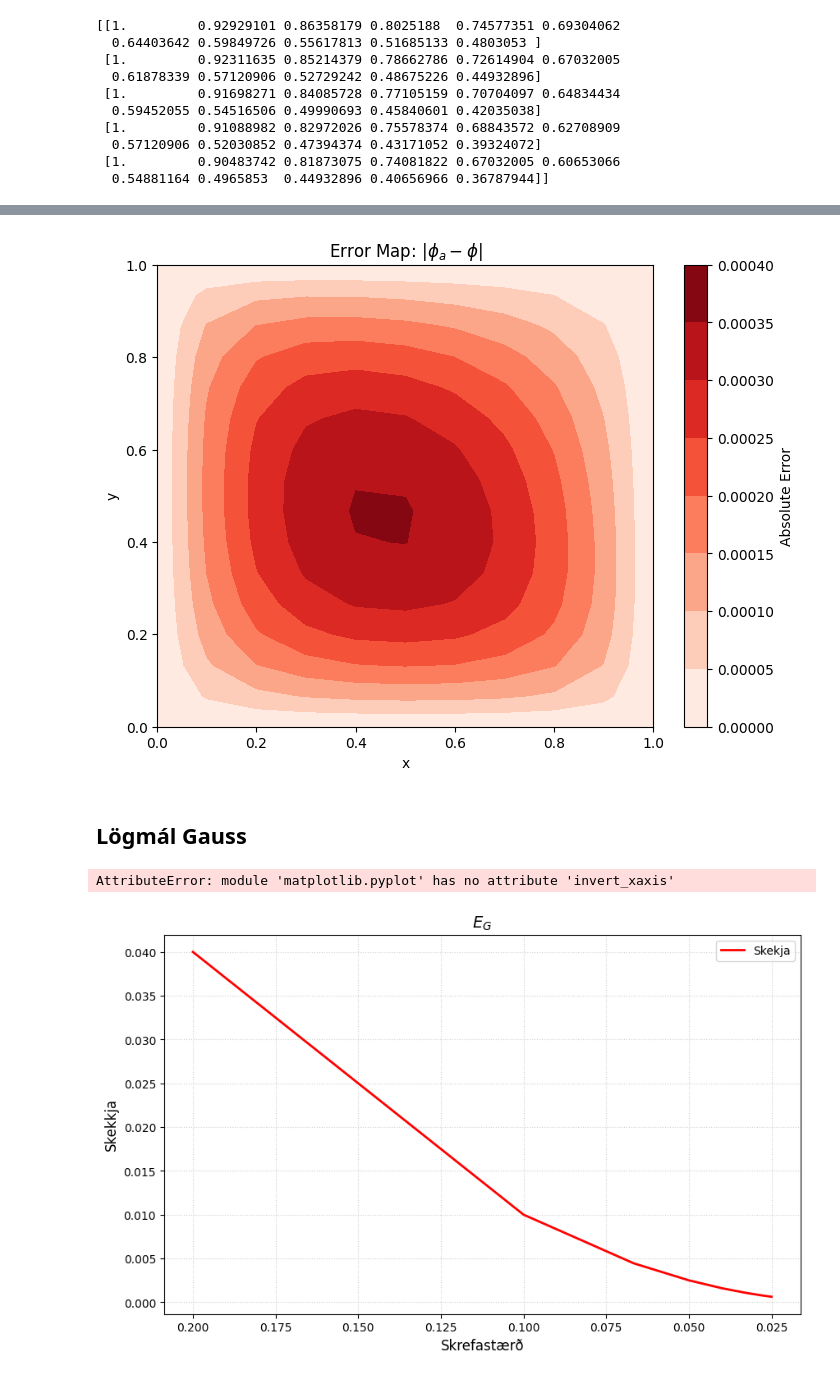
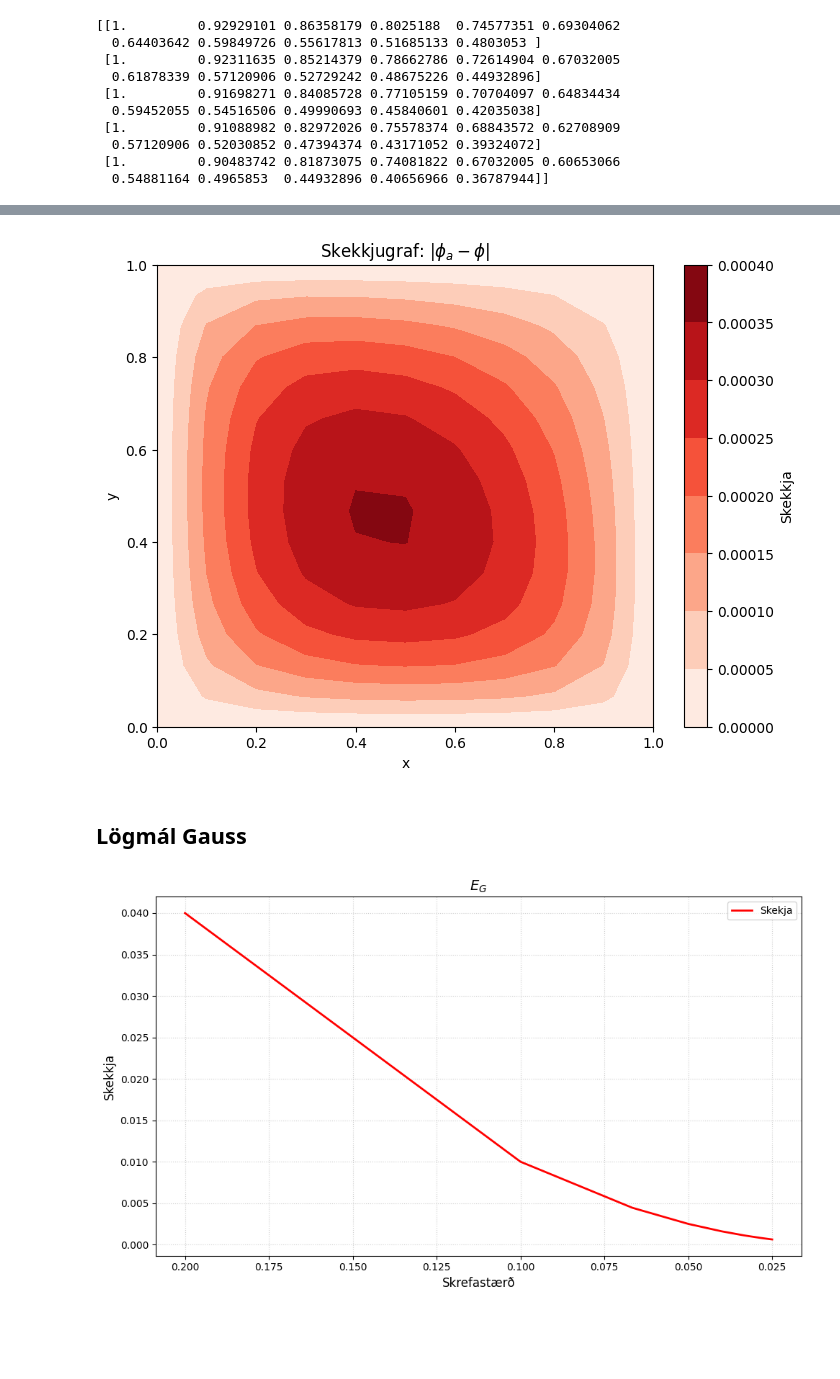
Before and after one commit to Danekpepe/Stae_Lokaverkefni, a Jupyter notebook: Lokaverkefni.ipynb, the cells around one changed output, grey strips where cells are left out. Drawn from its saved outputs; the diff is of its cells as text; code cells hidden in the pictures; blank space fills up the shorter version.

```diff
--- a/Lokaverkefni.ipynb
+++ b/Lokaverkefni.ipynb
@@ -337,13 +337,13 @@ error = np.abs(th - ps)
 
 plt.figure(figsize=(8, 6))
 cp = plt.contourf(X, Y, error, cmap='Reds')
-plt.colorbar(cp, label='Absolute Error')
-plt.title(r'Error Map: $|\phi_a - \phi|$')
+plt.colorbar(cp, label='Skekkja')
+plt.title(r'Skekkjugraf: $|\phi_a - \phi|$')
 plt.xlabel('x')
 plt.ylabel('y')
 plt.show()
 # %% [output]
-[figure, old version]
+[figure, new version]
 # %% [markdown]
 ## Lögmál Gauss
 # %%
@@ -374,24 +374,22 @@ for j in hk:
 # %%
 plt.figure(figsize=(10, 6))
 
 plt.plot(hk, Eg, label='Skekja', color='red', linewidth=2)
 
 plt.title('$E_G$', fontsize=14)
 plt.xlabel('Skrefastærð', fontsize=12)
 plt.ylabel('Skekkja', fontsize=12)
 
 # Grid: 'alpha' controls transparency, 'linestyle' makes it less distracting
 plt.grid(True, linestyle=':', alpha=0.6)
 
 # Legend: automatically uses the 'label' arguments from plt.plot()
 plt.legend(loc='best', frameon=True)
 
 plt.gca().invert_xaxis()
-plt.invert_xaxis()
 
 # 4. Show/Save
 plt.tight_layout() # Adjusts spacing so labels don't get cut off
 plt.show()
 # %% [output]
-AttributeError: module 'matplotlib.pyplot' has no attribute 'invert_xaxis'
-[figure, old version]
+[figure, new version]
```
Also changed, not shown: parts of 6 cells of this notebook.
